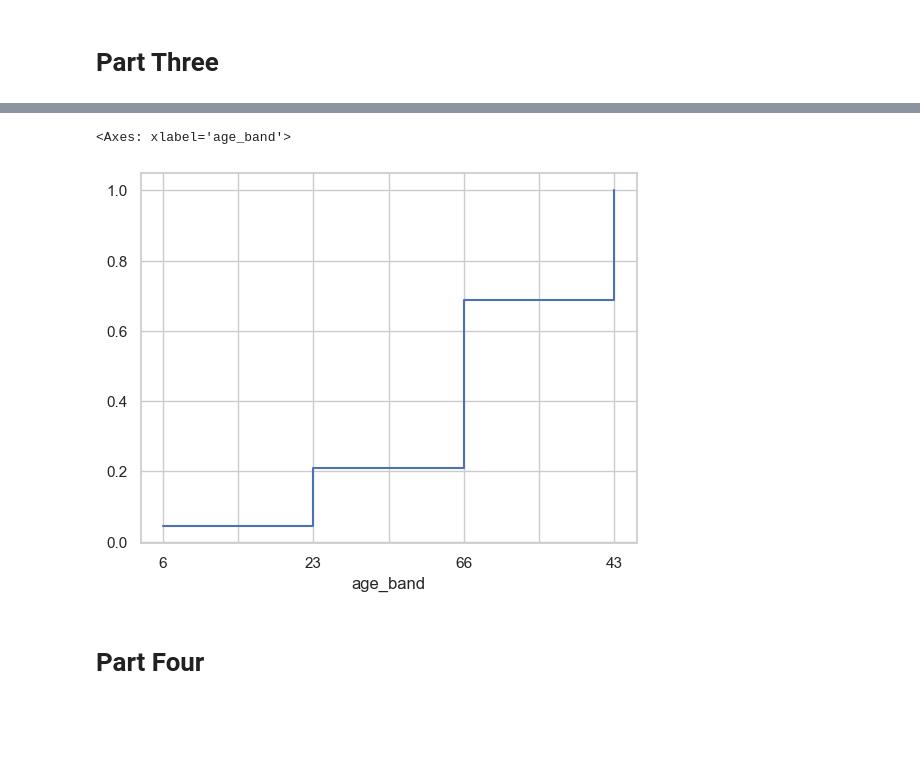
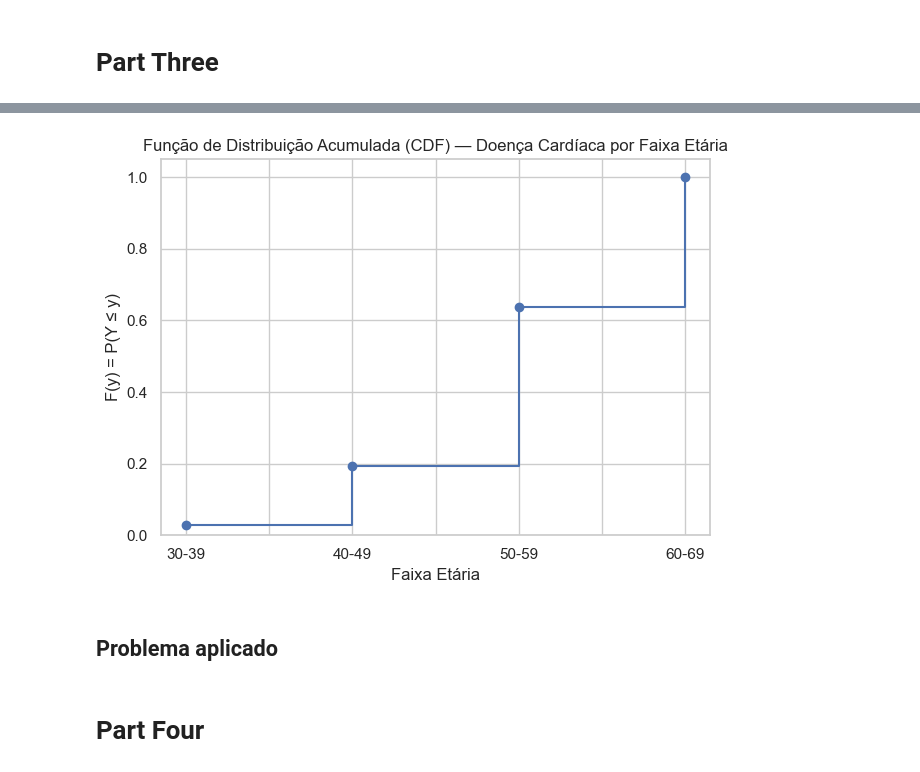
Before and after one commit to KevBoyz/heart-disease-analysis, a Jupyter notebook: all_stuff.ipynb, the cells around one changed output, grey strips where cells are left out. Drawn from its saved outputs; the diff is of its cells as text; code cells hidden in the pictures; blank space fills up the shorter version.

```diff
--- a/all_stuff.ipynb
+++ b/all_stuff.ipynb
@@ -212,7 +216,8 @@ df_age_split = pd.DataFrame()
 df_age_split['age_band'] = pd.cut(
     df['age'],
     bins=[30, 40, 50, 60, 70],
-    labels=['30-39', '40-49', '50-59', '60-69']
+    labels=['30-39', '40-49', '50-59', '60-69'],
+    right=False
 )
 df_age_split['target'] = df.target
 
@@ -279,8 +272,16 @@ pmf.plot.barh()
 # %%
-cdf.plot(drawstyle='steps-post')
+fig, ax = plt.subplots()
+cdf.plot(drawstyle='steps-post', ax=ax, marker='o')
+ax.set_title('Função de Distribuição Acumulada (CDF) — Doença Cardíaca por Faixa Etária')
+ax.set_xlabel('Faixa Etária')
+ax.set_ylabel('F(y) = P(Y ≤ y)')
+ax.set_ylim(0, 1.05)
+plt.tight_layout()
+plt.show()
 # %% [output]
-<Axes: xlabel='age_band'>
-[figure, old version]
+[figure, new version]
+# %% [markdown]
+## Problema aplicado
 # %% [markdown]
 # Part Four
 # %% [markdown]
```
Also changed, not shown: parts of 8 cells of this notebook.
